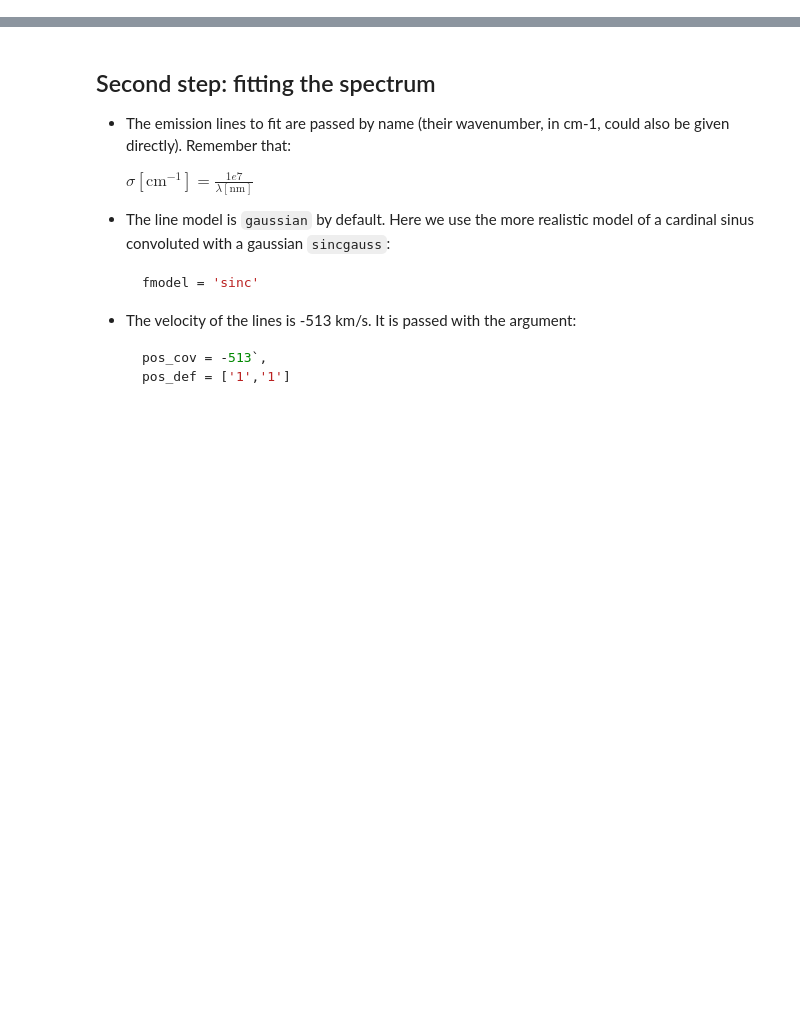
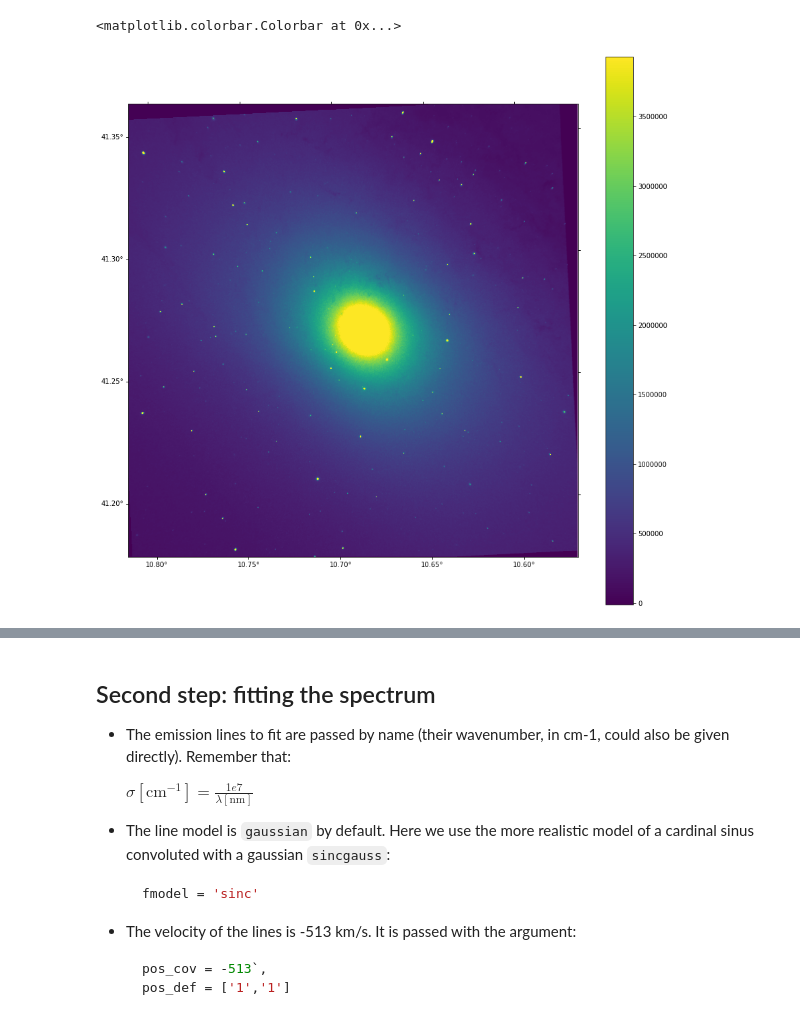
Before and after one commit to thomasorb/orcs, a Jupyter notebook: docs/script_example_fit_a_single_spectrum.ipynb, the cells around one changed output, grey strips where cells are left out. Saved outputs shown, nothing was run; the diff lists cells and outputs as text; code cells hidden in the pictures; blank space fills up the shorter version.

```diff
--- a/docs/script_example_fit_a_single_spectrum.ipynb
+++ b/docs/script_example_fit_a_single_spectrum.ipynb
@@ -19,2 +43,10 @@ INFO| Cube is CALIBRATED in wavenumber
+# %%
+# Deep frame (in counts)
+deep = cube.get_deep_frame()
+deep.imshow()
+pl.colorbar()
+# %% [output]
+<matplotlib.colorbar.Colorbar at 0x...>
+[figure, added]
 # %%
 # extract and plot a spectrum at x=919 y=893 integrated over a radius of 2 pixels
```
Also changed, not shown: parts of 14 cells of this notebook, 1 other file.
